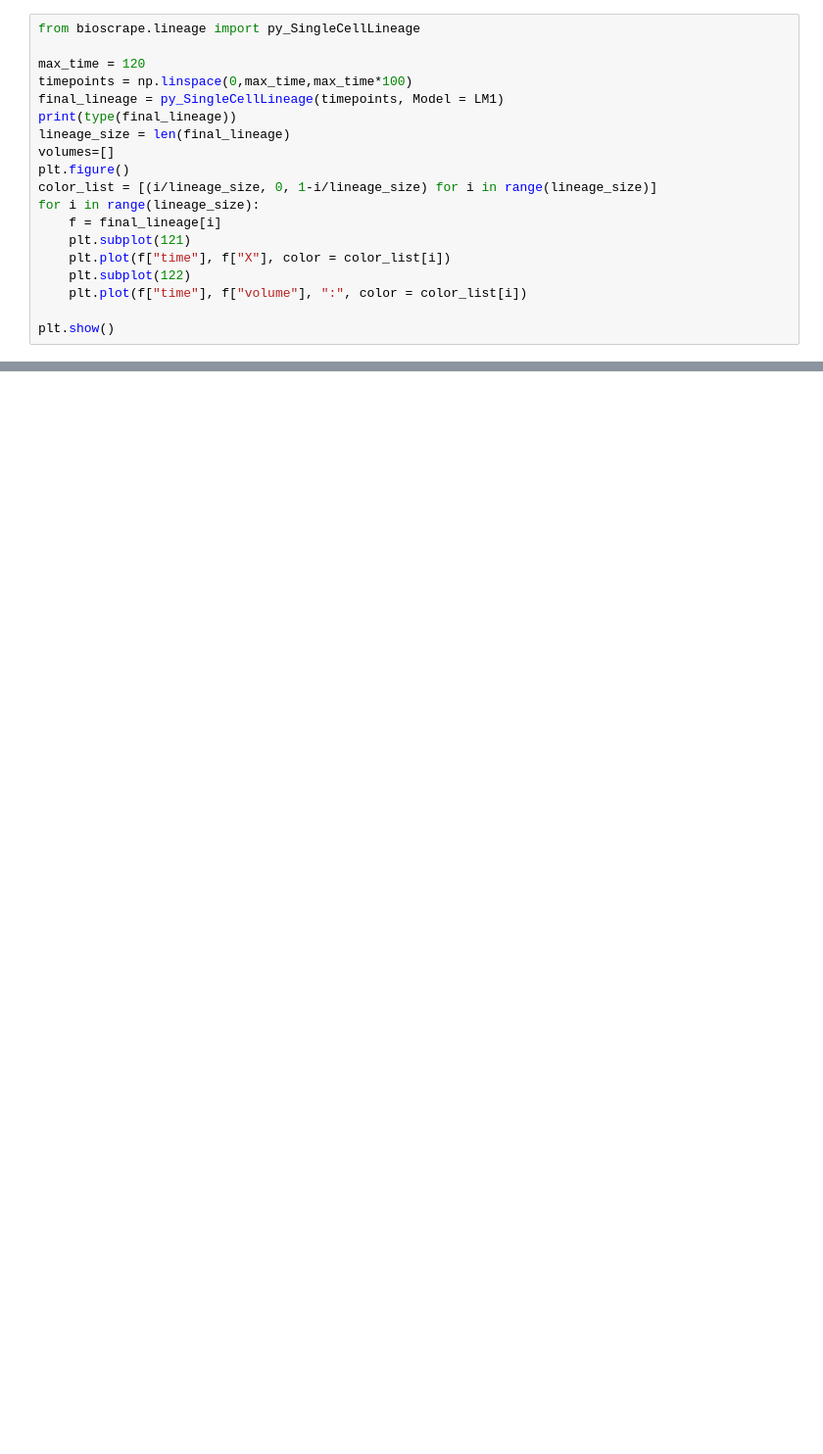
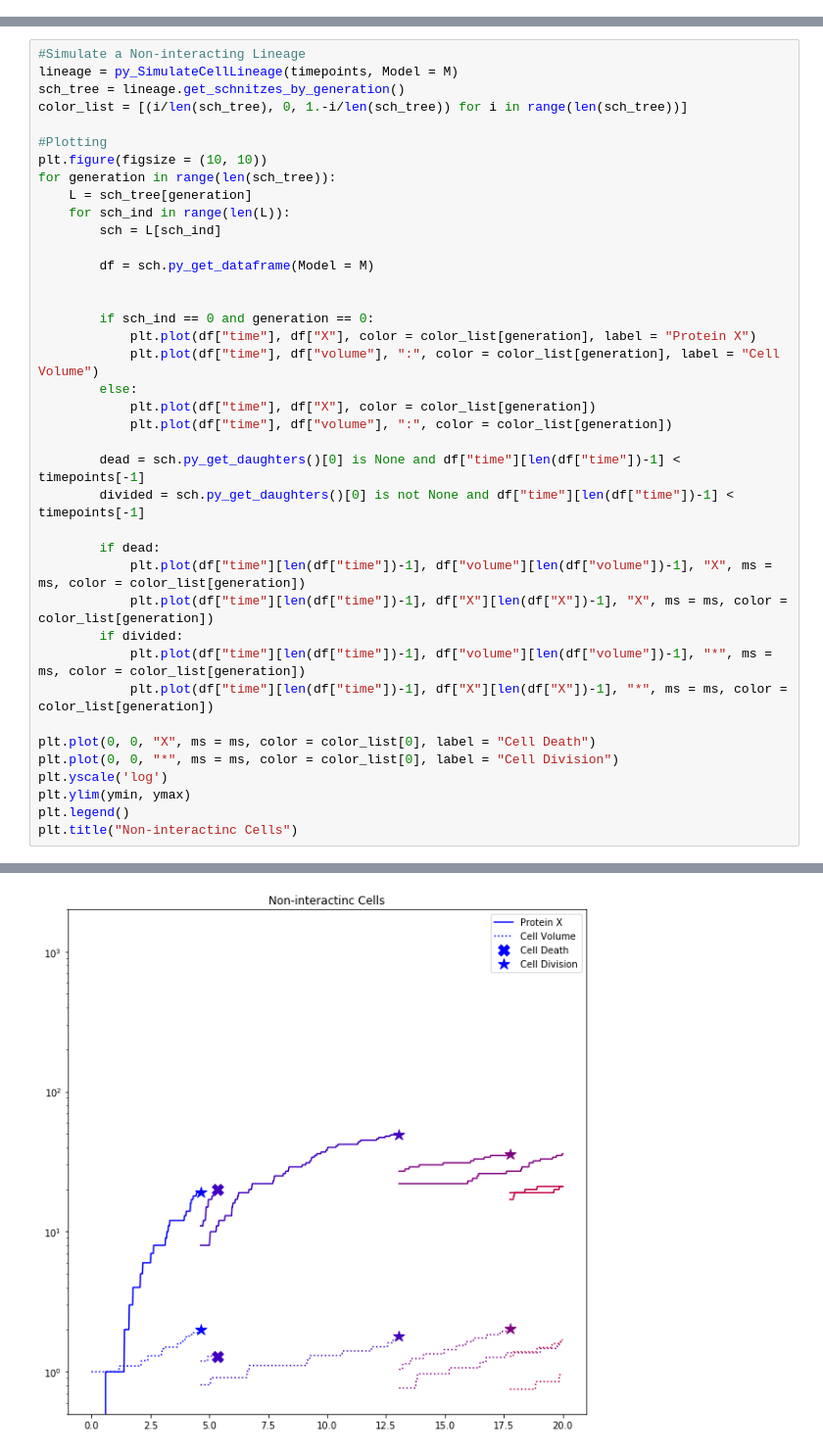
Before and after one commit to biocircuits/bioscrape, a Jupyter notebook: lineage examples/Lineage Examples.ipynb, the cells around one changed output, grey strips where cells are left out. Shown at 98% size. Drawn from its saved outputs; the diff is of its cells as text; blank space fills up the shorter version.

```diff
--- a/lineage examples/Lineage Examples.ipynb
+++ b/lineage examples/Lineage Examples.ipynb
@@ -119,19 +0,0 @@ NameError: name 'pd' is not defined
-# %%
-from bioscrape.lineage import py_SingleCellLineage
-
-max_time = 120
-timepoints = np.linspace(0,max_time,max_time*100)
-final_lineage = py_SingleCellLineage(timepoints, Model = LM1)
-print(type(final_lineage))
-lineage_size = len(final_lineage)
-volumes=[]
-plt.figure()
-color_list = [(i/lineage_size, 0, 1-i/lineage_size) for i in range(lineage_size)]
-for i in range(lineage_size):
-    f = final_lineage[i]
-    plt.subplot(121)
-    plt.plot(f["time"], f["X"], color = color_list[i])
-    plt.subplot(122)
-    plt.plot(f["time"], f["volume"], ":", color = color_list[i])
-
-plt.show()
@@ -141,0 +86,40 @@ KeyError: 0
+# %%
+#Simulate a Non-interacting Lineage
+lineage = py_SimulateCellLineage(timepoints, Model = M)
+sch_tree = lineage.get_schnitzes_by_generation()
+color_list = [(i/len(sch_tree), 0, 1.-i/len(sch_tree)) for i in range(len(sch_tree))]
+
+#Plotting
+plt.figure(figsize = (10, 10))
+for generation in range(len(sch_tree)):
+    L = sch_tree[generation]
+    for sch_ind in range(len(L)):
+        sch = L[sch_ind]
+
+        df = sch.py_get_dataframe(Model = M)
+
+
+        if sch_ind == 0 and generation == 0:
+            plt.plot(df["time"], df["X"], color = color_list[generation], label = "Protein X")
+            plt.plot(df["time"], df["volume"], ":", color = color_list[generation], label = "Cell Volume")
+        else:
+            plt.plot(df["time"], df["X"], color = color_list[generation])
+            plt.plot(df["time"], df["volume"], ":", color = color_list[generation])
+
+        dead = sch.py_get_daughters()[0] is None and df["time"][len(df["time"])-1] < timepoints[-1]
+        divided = sch.py_get_daughters()[0] is not None and df["time"][len(df["time"])-1] < timepoints[-1]
+
+        if dead:
+            plt.plot(df["time"][len(df["time"])-1], df["volume"][len(df["volume"])-1], "X", ms = ms, color = color_list[generation])
+            plt.plot(df["time"][len(df["time"])-1], df["X"][len(df["X"])-1], "X", ms = ms, color = color_list[generation])
+        if divided:
+            plt.plot(df["time"][len(df["time"])-1], df["volume"][len(df["volume"])-1], "*", ms = ms, color = color_list[generation])
+            plt.plot(df["time"][len(df["time"])-1], df["X"][len(df["X"])-1], "*", ms = ms, color = color_list[generation])
+
+plt.plot(0, 0, "X", ms = ms, color = color_list[0], label = "Cell Death")
+plt.plot(0, 0, "*", ms = ms, color = color_list[0], label = "Cell Division")
+plt.yscale('log')
+plt.ylim(ymin, ymax)
+plt.legend()
+plt.title("Non-interactinc Cells")
+# %% [output]
@@ -141,0 +127 @@ KeyError: 0
+[figure, added]
```
Also changed, not shown: parts of 32 cells of this notebook, 3 other files.
